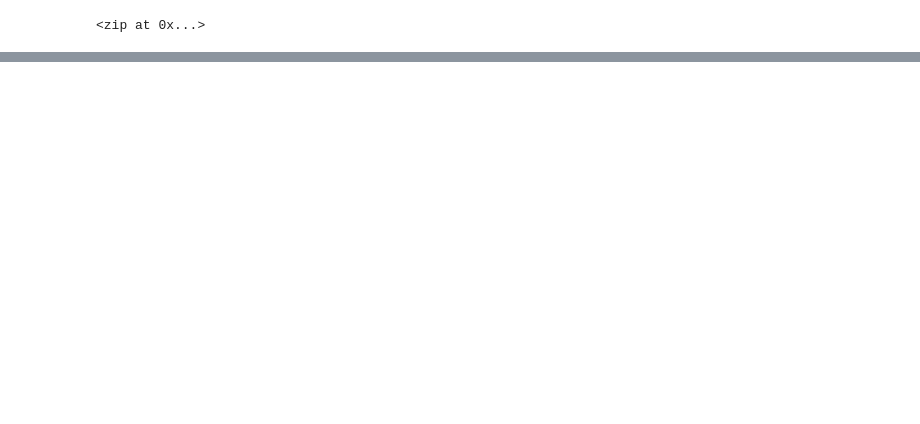
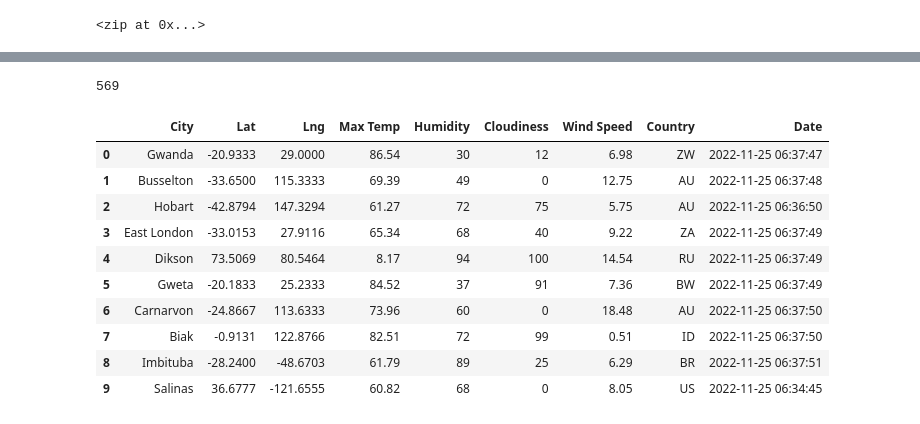
Before and after one commit to MichaylaGilchrist/World_Weather_Analysis, a Jupyter notebook: WeatherPy.ipynb, the cells around one changed output, grey strips where cells are left out. Drawn from its saved outputs; the diff is of its cells as text; code cells hidden in the pictures; blank space fills up the shorter version.

```diff
--- a/WeatherPy.ipynb
+++ b/WeatherPy.ipynb
@@ -54,0 +65,3 @@ len(cities)
+# %%
+# Starting URL for Weather Map API Call.
+url = "http://api.openweathermap.org/data/2.5/weather?units=Imperial&APPID=" + weather_api_key
@@ -54,0 +148,20 @@ len(cities)
+# %%
+len(city_data)
+# %% [output]
+569
+# %%
+# Convert the array of dictionaries to a Pandas DataFrame.
+city_data_df = pd.DataFrame(city_data)
+city_data_df.head(10)
+# %% [output]
+|  | City | Lat | Lng | Max Temp | Humidity | Cloudiness | Wind Speed | Country | Date |
+| 0 | Gwanda | -20.9333 | 29.0000 | 86.54 | 30 | 12 | 6.98 | ZW | 2022-11-25 06:37:47 |
+| 1 | Busselton | -33.6500 | 115.3333 | 69.39 | 49 | 0 | 12.75 | AU | 2022-11-25 06:37:48 |
+| 2 | Hobart | -42.8794 | 147.3294 | 61.27 | 72 | 75 | 5.75 | AU | 2022-11-25 06:36:50 |
+| 3 | East London | -33.0153 | 27.9116 | 65.34 | 68 | 40 | 9.22 | ZA | 2022-11-25 06:37:49 |
+| 4 | Dikson | 73.5069 | 80.5464 | 8.17 | 94 | 100 | 14.54 | RU | 2022-11-25 06:37:49 |
+| 5 | Gweta | -20.1833 | 25.2333 | 84.52 | 37 | 91 | 7.36 | BW | 2022-11-25 06:37:49 |
+| 6 | Carnarvon | -24.8667 | 113.6333 | 73.96 | 60 | 0 | 18.48 | AU | 2022-11-25 06:37:50 |
+| 7 | Biak | -0.9131 | 122.8766 | 82.51 | 72 | 99 | 0.51 | ID | 2022-11-25 06:37:50 |
+| 8 | Imbituba | -28.2400 | -48.6703 | 61.79 | 89 | 25 | 6.29 | BR | 2022-11-25 06:37:51 |
+| 9 | Salinas | 36.6777 | -121.6555 | 60.82 | 68 | 0 | 8.05 | US | 2022-11-25 06:34:45 |
```
Also changed, not shown: parts of 8 cells of this notebook.
